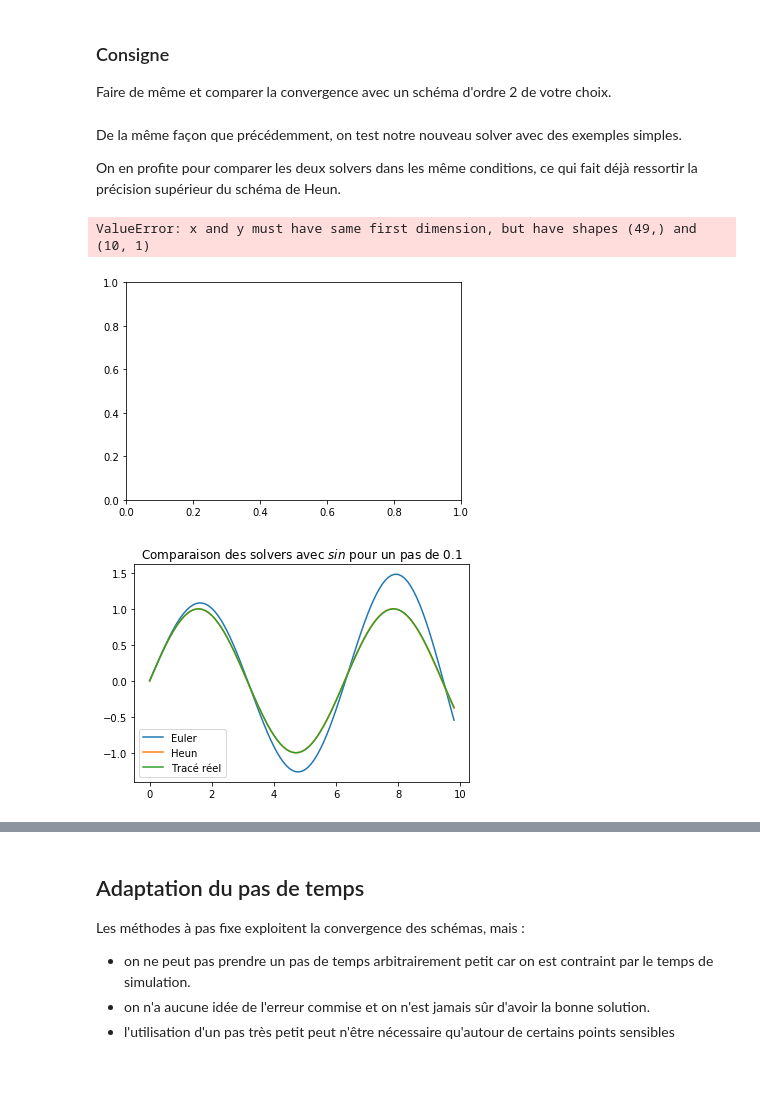
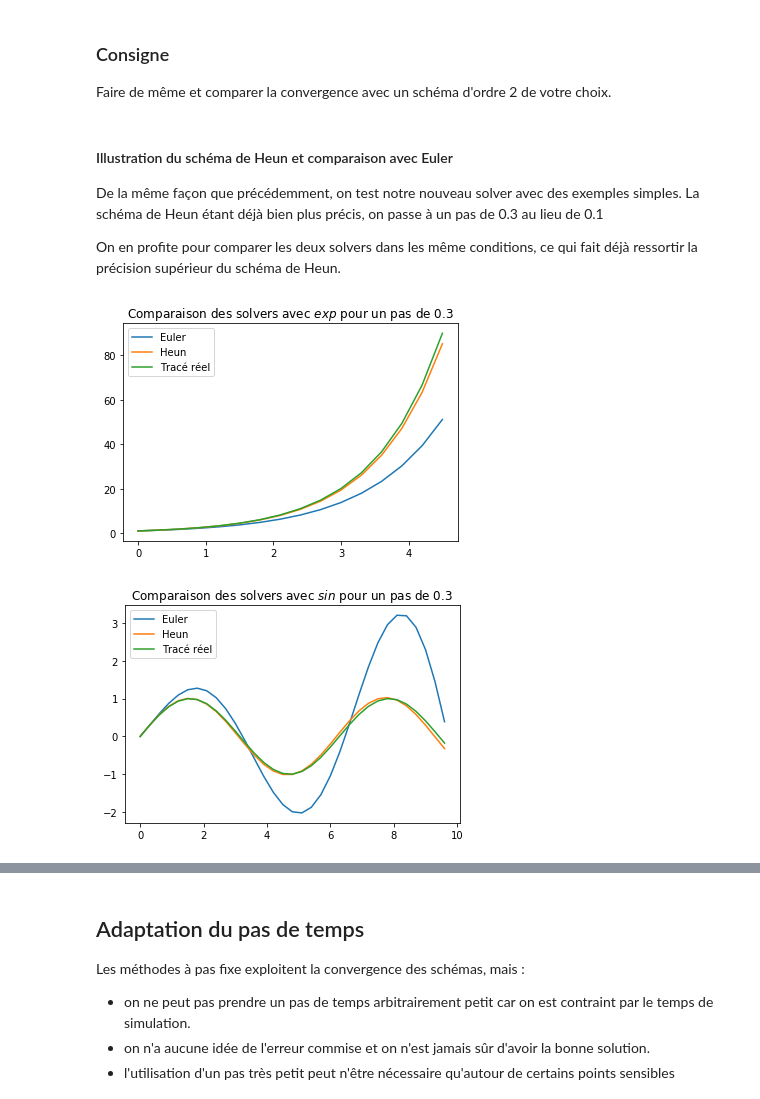
Before and after one commit to LauraGarda/Projet_ED2, a Jupyter notebook: Projet_ED2.ipynb, the cells around one changed output, grey strips where cells are left out. Drawn from its saved outputs; the diff is of its cells as text; code cells hidden in the pictures; blank space fills up the shorter version.

Commit message:
Mise en évidence Ordre 2 Heun

```diff
--- a/Projet_ED2.ipynb
+++ b/Projet_ED2.ipynb
@@ -105,35 +103,36 @@ def solve_heun(f, x0, dt, tf):
         t[i+1], x[i+1] = t[i] + dt, x[i] + dt/2 * (f(x[i]) + f(x[i] + dt*f(x[i])))
     return (t,x)
 # %% [markdown]
-De la même façon que précédemment, on test notre nouveau solver avec des exemples simples.
+#### Illustration du schéma de Heun et comparaison avec Euler
+
+De la même façon que précédemment, on test notre nouveau solver avec des exemples simples. La schéma de Heun étant déjà bien plus précis, on passe à un pas de 0.3 au lieu de 0.1
 
 On en profite pour comparer les deux solvers dans les même conditions, ce qui fait déjà ressortir la précision supérieur du schéma de Heun.
 # %%
 #Exponentielle
-T, X1 = solve_euler_explicit(lambda x: x, np.array([1]), 0., 5)
-T, X2 = solve_heun(lambda x: x, np.array([1]), 10**-1, 5)
+T, X1 = solve_euler_explicit(lambda x: x, np.array([1]), 0.3, 5)
+T, X2 = solve_heun(lambda x: x, np.array([1]), 0.3, 5)
 X_Theo = np.exp(T)
 plt.plot(T,X1, label="Euler")
 plt.plot(T,X2, label="Heun")
 plt.plot(T,X_Theo, label="Tracé réel")
-plt.title("Comparaison des solvers avec $exp$ pour un pas de 0.1")
+plt.title("Comparaison des solvers avec $exp$ pour un pas de 0.3")
 plt.legend()
 plt.show()
 # %% [output]
-ValueError: x and y must have same first dimension, but have shapes (49,) and (10, 1)
-[figure, old version]
+[figure, new version]
 # %%
 #Sinus
-T, Y1 = solve_euler_explicit(lambda X: np.array((X[1],-X[0])), np.array([0,1]), 10**-1, 10)
+T, Y1 = solve_euler_explicit(lambda X: np.array((X[1],-X[0])), np.array([0,1]), 0.3, 10)
 X1 = Y1[:,0] #On ne récupère que la position
-T, Y2 = solve_heun(lambda X: np.array((X[1],-X[0])), np.array([0,1]), 10**-1, 10)
+T, Y2 = solve_heun(lambda X: np.array((X[1],-X[0])), np.array([0,1]), 0.3, 10)
 X2 = Y2[:,0] #On ne récupère que la position
 X_Theo = np.sin(T)
 plt.plot(T,X1, label="Euler")
 plt.plot(T,X2, label="Heun")
 plt.plot(T,X_Theo, label="Tracé réel")
-plt.title("Comparaison des solvers avec $sin$ pour un pas de 0.1")
+plt.title("Comparaison des solvers avec $sin$ pour un pas de 0.3")
 plt.legend()
 plt.show()
 # %% [output]
-[figure, old version]
+[figure, new version]
```
Also changed, not shown: parts of 4 cells of this notebook.
